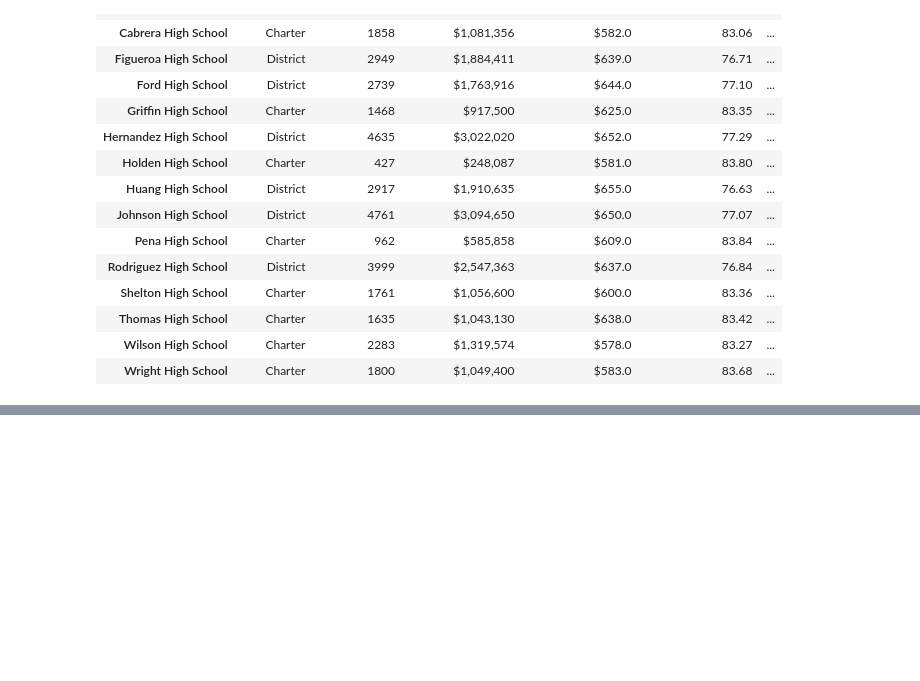
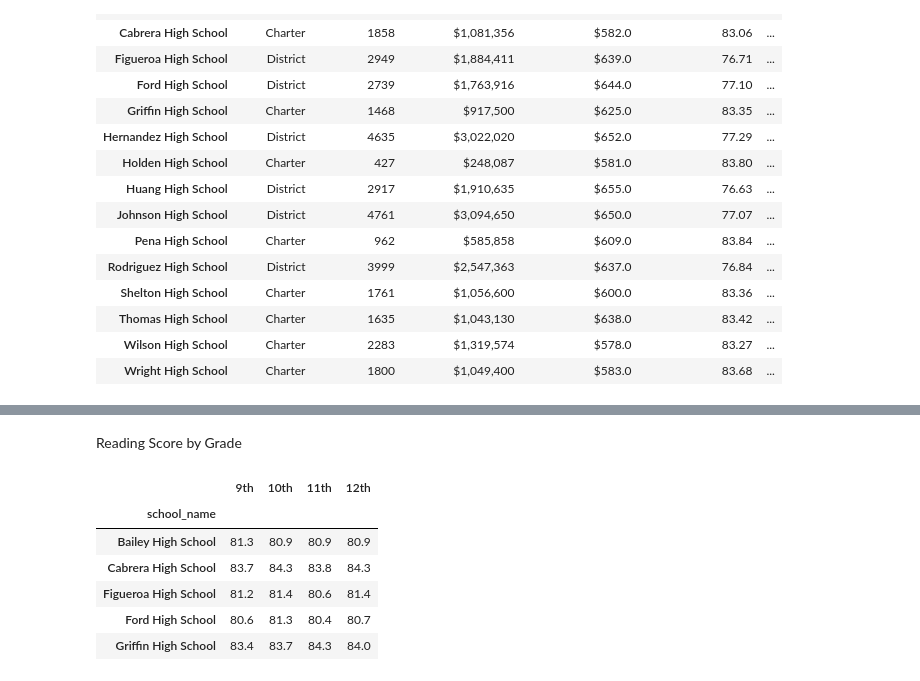
Before and after one commit to Marty1263/pandas-challenge, a Jupyter notebook: PyCitySchools/main.ipynb, the cells around one changed output, grey strips where cells are left out. Drawn from its saved outputs; the diff is of its cells as text; code cells hidden in the pictures; blank space fills up the shorter version.

```diff
--- a/PyCitySchools/main.ipynb
+++ b/PyCitySchools/main.ipynb
@@ -324,0 +396,32 @@ school_summary
+# %% [markdown]
+ Reading Score by Grade
+# %%
+school_avg_read_9th = school_data_complete[school_data_complete['grade']=='9th'].groupby('school_name')['reading_score'].mean()
+school_avg_read_10th = school_data_complete[school_data_complete['grade']=='10th'].groupby('school_name')['reading_score'].mean()
+school_avg_read_11th = school_data_complete[school_data_complete['grade']=='11th'].groupby('school_name')['reading_score'].mean()
+school_avg_read_12th = school_data_complete[school_data_complete['grade']=='12th'].groupby('school_name')['reading_score'].mean()
+
+
+grade_read_score={
+    '9th':school_avg_read_9th,
+    '10th':school_avg_read_10th,
+    '11th':school_avg_read_11th,
+    '12th':school_avg_read_12th,
+    }
+
+read_score_by_grade = pd.DataFrame(grade_read_score)
+
+read_score_by_grade['9th'] = read_score_by_grade['9th'].map("{:.1f}".format)
+read_score_by_grade['10th'] = read_score_by_grade['10th'].map("{:.1f}".format)
+read_score_by_grade['11th'] = read_score_by_grade['11th'].map("{:.1f}".format)
+read_score_by_grade['12th'] = read_score_by_grade['12th'].map("{:.1f}".format)
+
+read_score_by_grade.head(5)
+# %% [output]
+|  | 9th | 10th | 11th | 12th |
+| school_name |  |  |  |  |
+| Bailey High School | 81.3 | 80.9 | 80.9 | 80.9 |
+| Cabrera High School | 83.7 | 84.3 | 83.8 | 84.3 |
+| Figueroa High School | 81.2 | 81.4 | 80.6 | 81.4 |
+| Ford High School | 80.6 | 81.3 | 80.4 | 80.7 |
+| Griffin High School | 83.4 | 83.7 | 84.3 | 84.0 |
```
Also changed, not shown: parts of 10 cells of this notebook.
